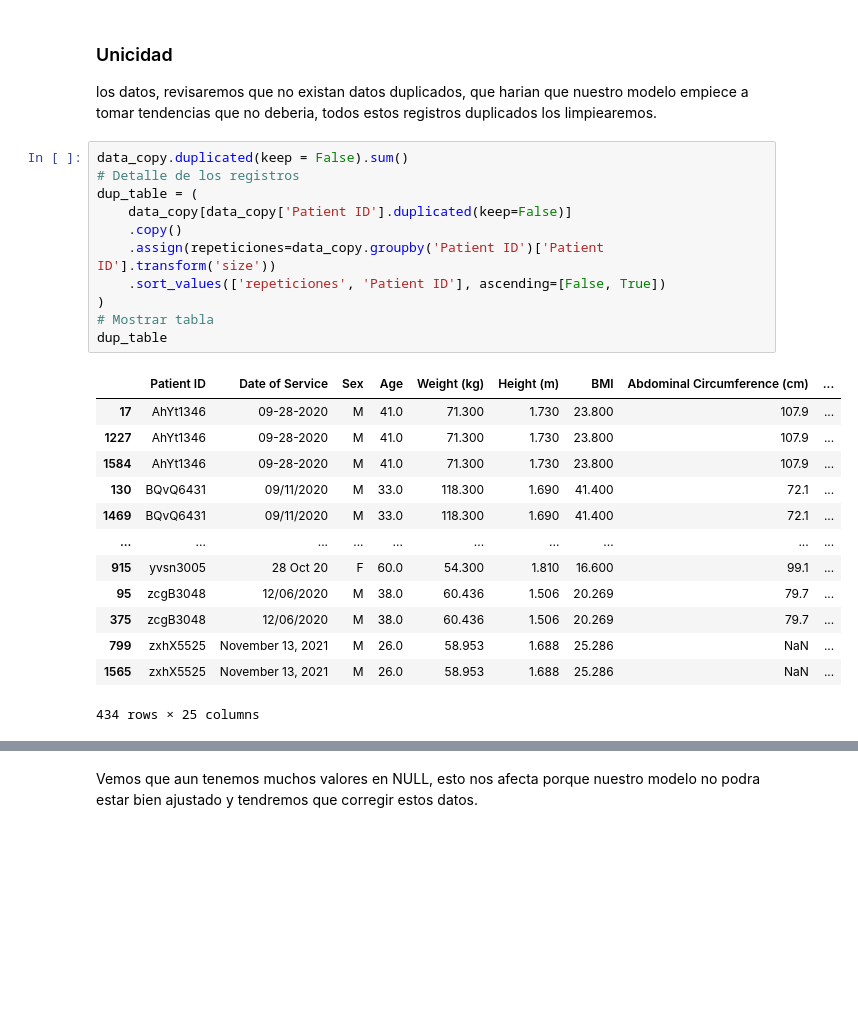
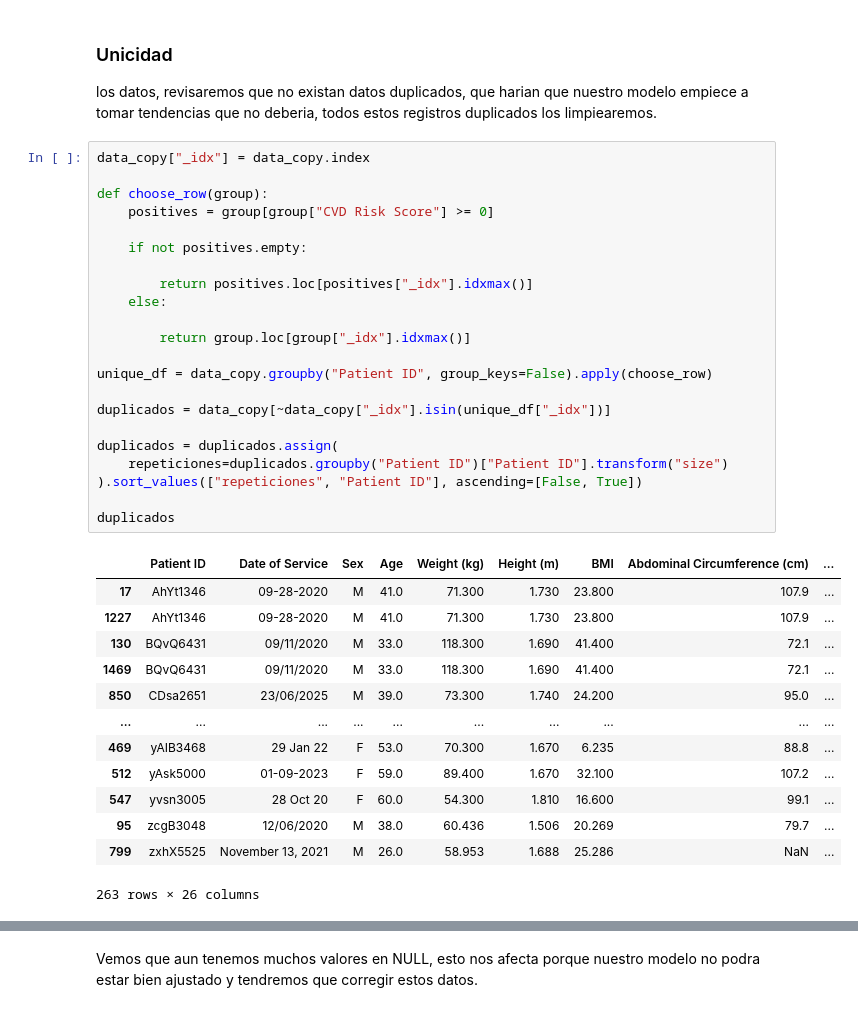
Before and after one commit to damantri/Lab1, a Jupyter notebook: Lab1.ipynb, the cells around one changed output, grey strips where cells are left out. Drawn from its saved outputs; the diff is of its cells as text; blank space fills up the shorter version.

```diff
--- a/Lab1.ipynb
+++ b/Lab1.ipynb
@@ -27,30 +27,41 @@ data_test_copy = df_test.copy()
 ### Unicidad
 los datos, revisaremos que no existan datos duplicados, que harian que nuestro modelo empiece a tomar tendencias que no deberia, todos estos registros duplicados los limpiearemos.
 # %%
-data_copy.duplicated(keep = False).sum()
-# Detalle de los registros
-dup_table = (
-    data_copy[data_copy['Patient ID'].duplicated(keep=False)]
-    .copy()
-    .assign(repeticiones=data_copy.groupby('Patient ID')['Patient ID'].transform('size'))
-    .sort_values(['repeticiones', 'Patient ID'], ascending=[False, True])
-)
-# Mostrar tabla
-dup_table
+data_copy["_idx"] = data_copy.index
+
+def choose_row(group):
+    positives = group[group["CVD Risk Score"] >= 0]
+
+    if not positives.empty:
+
+        return positives.loc[positives["_idx"].idxmax()]
+    else:
+
+        return group.loc[group["_idx"].idxmax()]
+
+unique_df = data_copy.groupby("Patient ID", group_keys=False).apply(choose_row)
+
+duplicados = data_copy[~data_copy["_idx"].isin(unique_df["_idx"])]
+
+duplicados = duplicados.assign(
+    repeticiones=duplicados.groupby("Patient ID")["Patient ID"].transform("size")
+).sort_values(["repeticiones", "Patient ID"], ascending=[False, True])
+
+duplicados
 # %% [output]
 |  | Patient ID | Date of Service | Sex | Age | Weight (kg) | Height (m) | BMI | Abdominal Circumference (cm) | ... |
 | 17 | AhYt1346 | 09-28-2020 | M | 41.0 | 71.300 | 1.730 | 23.800 | 107.9 | ... |
 | 1227 | AhYt1346 | 09-28-2020 | M | 41.0 | 71.300 | 1.730 | 23.800 | 107.9 | ... |
-| 1584 | AhYt1346 | 09-28-2020 | M | 41.0 | 71.300 | 1.730 | 23.800 | 107.9 | ... |
 | 130 | BQvQ6431 | 09/11/2020 | M | 33.0 | 118.300 | 1.690 | 41.400 | 72.1 | ... |
 | 1469 | BQvQ6431 | 09/11/2020 | M | 33.0 | 118.300 | 1.690 | 41.400 | 72.1 | ... |
+| 850 | CDsa2651 | 23/06/2025 | M | 39.0 | 73.300 | 1.740 | 24.200 | 95.0 | ... |
 | ... | ... | ... | ... | ... | ... | ... | ... | ... | ... |
-| 915 | yvsn3005 | 28 Oct 20 | F | 60.0 | 54.300 | 1.810 | 16.600 | 99.1 | ... |
+| 469 | yAIB3468 | 29 Jan 22 | F | 53.0 | 70.300 | 1.670 | 6.235 | 88.8 | ... |
+| 512 | yAsk5000 | 01-09-2023 | F | 59.0 | 89.400 | 1.670 | 32.100 | 107.2 | ... |
+| 547 | yvsn3005 | 28 Oct 20 | F | 60.0 | 54.300 | 1.810 | 16.600 | 99.1 | ... |
 | 95 | zcgB3048 | 12/06/2020 | M | 38.0 | 60.436 | 1.506 | 20.269 | 79.7 | ... |
-| 375 | zcgB3048 | 12/06/2020 | M | 38.0 | 60.436 | 1.506 | 20.269 | 79.7 | ... |
 | 799 | zxhX5525 | November 13, 2021 | M | 26.0 | 58.953 | 1.688 | 25.286 | NaN | ... |
-| 1565 | zxhX5525 | November 13, 2021 | M | 26.0 | 58.953 | 1.688 | 25.286 | NaN | ... |
-434 rows × 25 columns
+263 rows × 26 columns
 # %%
 # Convertir la columna fecha a tipo datetime
 data_copy['Date of Service'] = pd.to_datetime(
```
Also changed, not shown: parts of 18 cells of this notebook.
